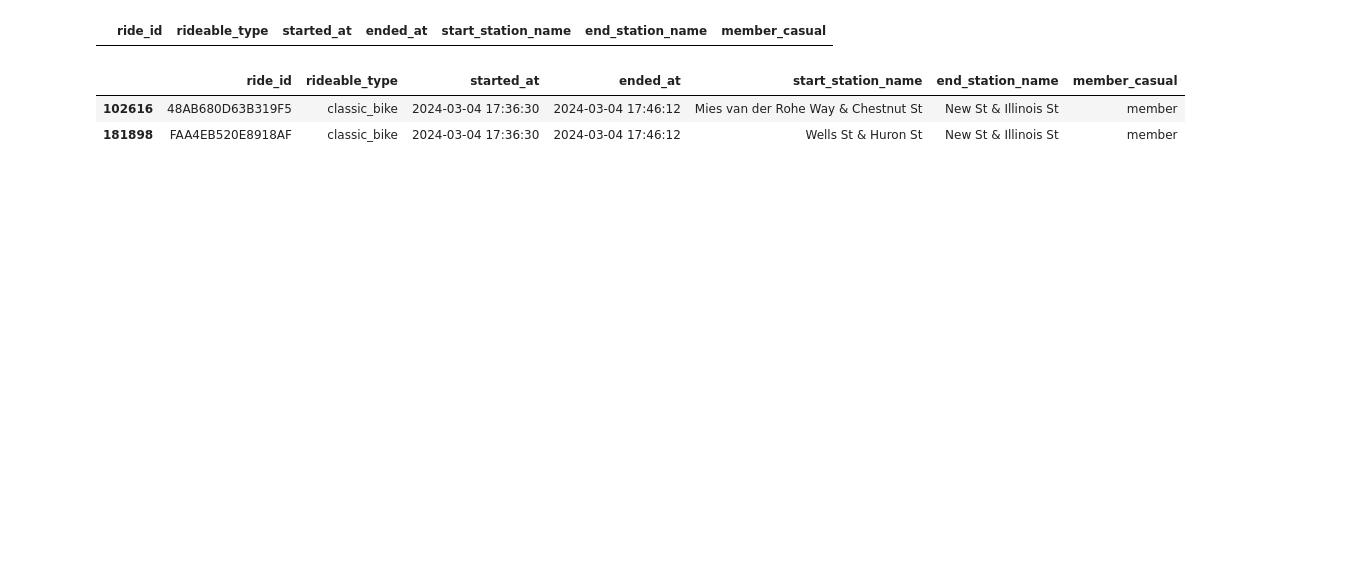
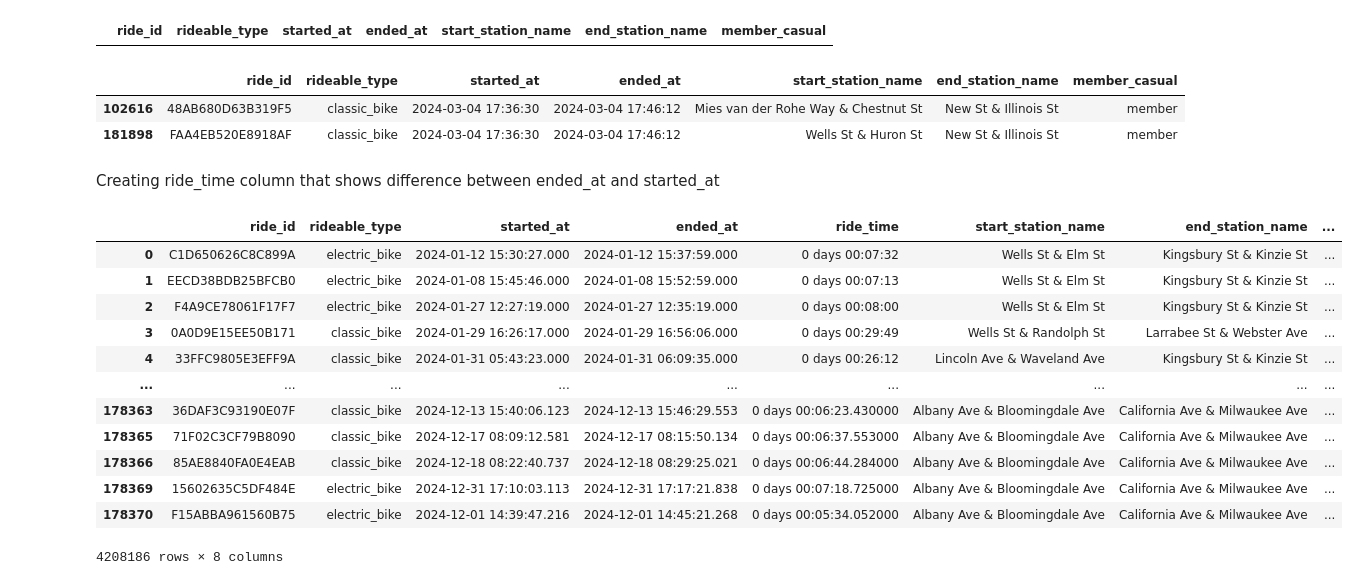
Before and after one commit to yakubszatkowski/Google-Data-Analytics-Project, a Jupyter notebook: main.ipynb, the cells around one changed output. Cells and saved outputs as stored; diff of their text form; code cells hidden in the pictures; blank space fills up the shorter version.

```diff
--- a/main.ipynb
+++ b/main.ipynb
@@ -234,3 +237,23 @@ clean_df.loc[clean_df.duplicated(subset=['started_at', 'ended_at', 'end_station_
 |  | ride_id | rideable_type | started_at | ended_at | start_station_name | end_station_name | member_casual |
 | 102616 | 48AB680D63B319F5 | classic_bike | 2024-03-04 17:36:30 | 2024-03-04 17:46:12 | Mies van der Rohe Way & Chestnut St | New St & Illinois St | member |
 | 181898 | FAA4EB520E8918AF | classic_bike | 2024-03-04 17:36:30 | 2024-03-04 17:46:12 | Wells St & Huron St | New St & Illinois St | member |
+# %% [markdown]
+Creating ride_time column that shows difference between ended_at and started_at
+# %%
+ride_time = clean_df['ended_at'] - clean_df['started_at']
+clean_df.insert(4, 'ride_time', ride_time)
+clean_df
+# %% [output]
+|  | ride_id | rideable_type | started_at | ended_at | ride_time | start_station_name | end_station_name | ... |
+| 0 | C1D650626C8C899A | electric_bike | 2024-01-12 15:30:27.000 | 2024-01-12 15:37:59.000 | 0 days 00:07:32 | Wells St & Elm St | Kingsbury St & Kinzie St | ... |
+| 1 | EECD38BDB25BFCB0 | electric_bike | 2024-01-08 15:45:46.000 | 2024-01-08 15:52:59.000 | 0 days 00:07:13 | Wells St & Elm St | Kingsbury St & Kinzie St | ... |
+| 2 | F4A9CE78061F17F7 | electric_bike | 2024-01-27 12:27:19.000 | 2024-01-27 12:35:19.000 | 0 days 00:08:00 | Wells St & Elm St | Kingsbury St & Kinzie St | ... |
+| 3 | 0A0D9E15EE50B171 | classic_bike | 2024-01-29 16:26:17.000 | 2024-01-29 16:56:06.000 | 0 days 00:29:49 | Wells St & Randolph St | Larrabee St & Webster Ave | ... |
+| 4 | 33FFC9805E3EFF9A | classic_bike | 2024-01-31 05:43:23.000 | 2024-01-31 06:09:35.000 | 0 days 00:26:12 | Lincoln Ave & Waveland Ave | Kingsbury St & Kinzie St | ... |
+| ... | ... | ... | ... | ... | ... | ... | ... | ... |
+| 178363 | 36DAF3C93190E07F | classic_bike | 2024-12-13 15:40:06.123 | 2024-12-13 15:46:29.553 | 0 days 00:06:23.430000 | Albany Ave & Bloomingdale Ave | California Ave & Milwaukee Ave | ... |
+| 178365 | 71F02C3CF79B8090 | classic_bike | 2024-12-17 08:09:12.581 | 2024-12-17 08:15:50.134 | 0 days 00:06:37.553000 | Albany Ave & Bloomingdale Ave | California Ave & Milwaukee Ave | ... |
+| 178366 | 85AE8840FA0E4EAB | classic_bike | 2024-12-18 08:22:40.737 | 2024-12-18 08:29:25.021 | 0 days 00:06:44.284000 | Albany Ave & Bloomingdale Ave | California Ave & Milwaukee Ave | ... |
+| 178369 | 15602635C5DF484E | electric_bike | 2024-12-31 17:10:03.113 | 2024-12-31 17:17:21.838 | 0 days 00:07:18.725000 | Albany Ave & Bloomingdale Ave | California Ave & Milwaukee Ave | ... |
+| 178370 | F15ABBA961560B75 | electric_bike | 2024-12-01 14:39:47.216 | 2024-12-01 14:45:21.268 | 0 days 00:05:34.052000 | Albany Ave & Bloomingdale Ave | California Ave & Milwaukee Ave | ... |
+4208186 rows × 8 columns
```
Also changed, not shown: parts of 22 cells of this notebook.
